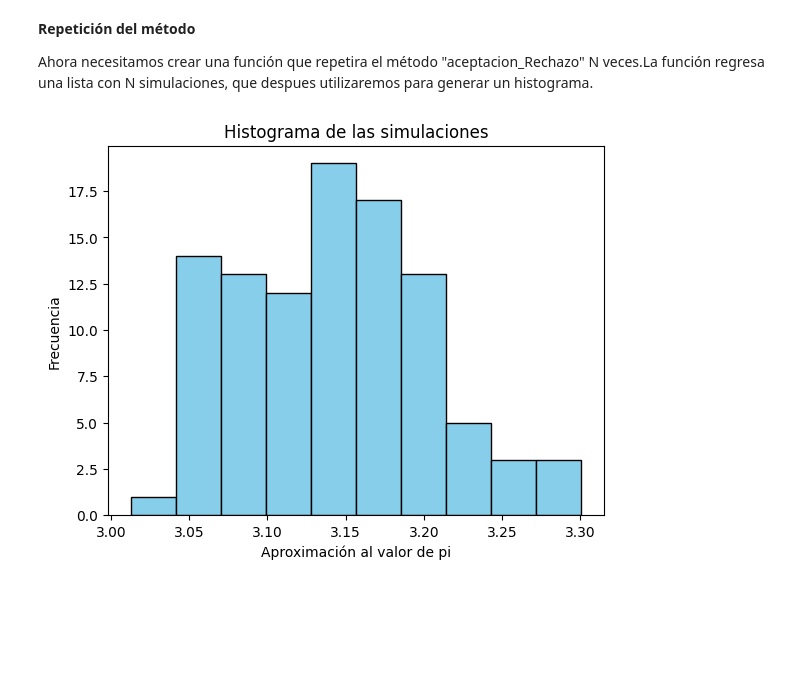
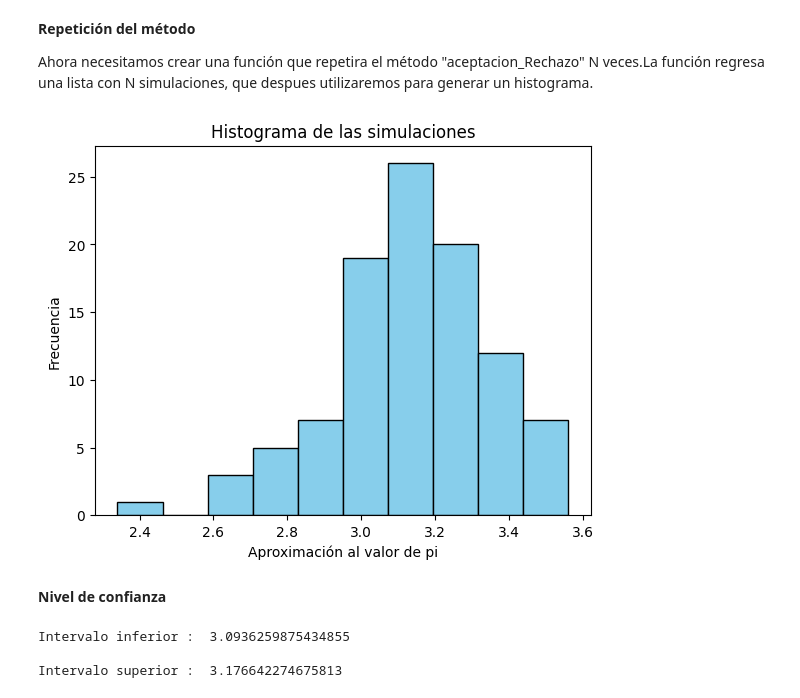
Before and after one commit to brianr-v/Simulacion2, a Jupyter notebook: Número_Pi.ipynb, the cells around one changed output. Cells and saved outputs as stored; diff of their text form; code cells hidden in the pictures; blank space fills up the shorter version.

```diff
--- a/Número_Pi.ipynb
+++ b/Número_Pi.ipynb
@@ -122,28 +121,50 @@ Ahora necesitamos crear una función que repetira el método "aceptacion_Rechazo
 # %%
 def simulaciones(n):
     resultado_simulaciones = []
     for i in  range(n):
-        resultado_simulaciones.append(np.mean(acierto_Rechazo(0, 1, 1, 1000)))
+        resultado_simulaciones.append(np.mean(acierto_Rechazo(a, b, c, n)))
     return resultado_simulaciones
 
 # Hace histograma de las simulaciones
 def histograma(simulaciones_Totales):
     # Crear histograma de las simulaciones
     plt.hist(simulaciones_Totales, bins=10, color='skyblue', edgecolor='black')
 
     # Agregar etiquetas y título
     plt.xlabel('Aproximación al valor de pi')
     plt.ylabel('Frecuencia')
     plt.title('Histograma de las simulaciones')
 
     # Mostrar el histograma
     plt.show()
 
 # Hacer 100 simulaciones
 N = 100
 simulaciones_Totales = simulaciones(N)
 
 # Hacer histograma
 histograma(simulaciones_Totales)
 # %% [output]
-[figure, old version]
+[figure, new version]
+# %% [markdown]
+**Nivel de confianza**
+# %%
+# Definir nivel de convianza del experimento
+nivel_confianza = 0.95
+
+datos = np.array(simulaciones_Totales)
+media_muestral = np.mean(simulaciones_Totales)
+desviacion = np.std(simulaciones_Totales)
+tamaño_muestra = len(datos)
+
+# Codigo con valor critico
+
+valor_critico = stats.norm.ppf((1 + nivel_confianza)/2)
+intervalo_inf = media_muestral - (valor_critico)*(desviacion/np.sqrt(tamaño_muestra))
+intervalo_sup = media_muestral + (valor_critico)*(desviacion/np.sqrt(tamaño_muestra))
+print("\nIntervalo inferior : ",intervalo_inf)
+print("\nIntervalo superior : ",intervalo_sup)
+# %% [output]
+Intervalo inferior :  3.0936259875434855
+
+Intervalo superior :  3.176642274675813
```
Also changed, not shown: parts of 3 cells of this notebook.
